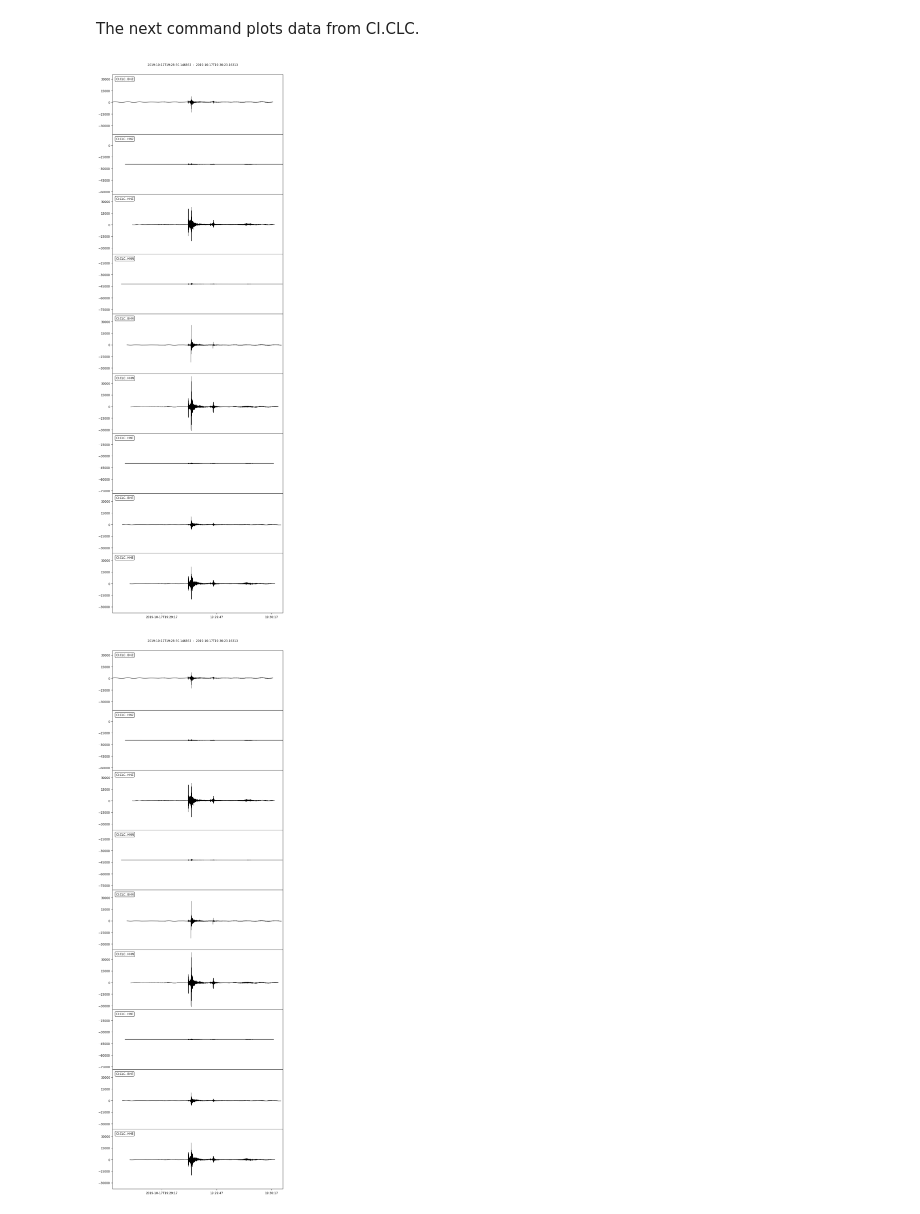
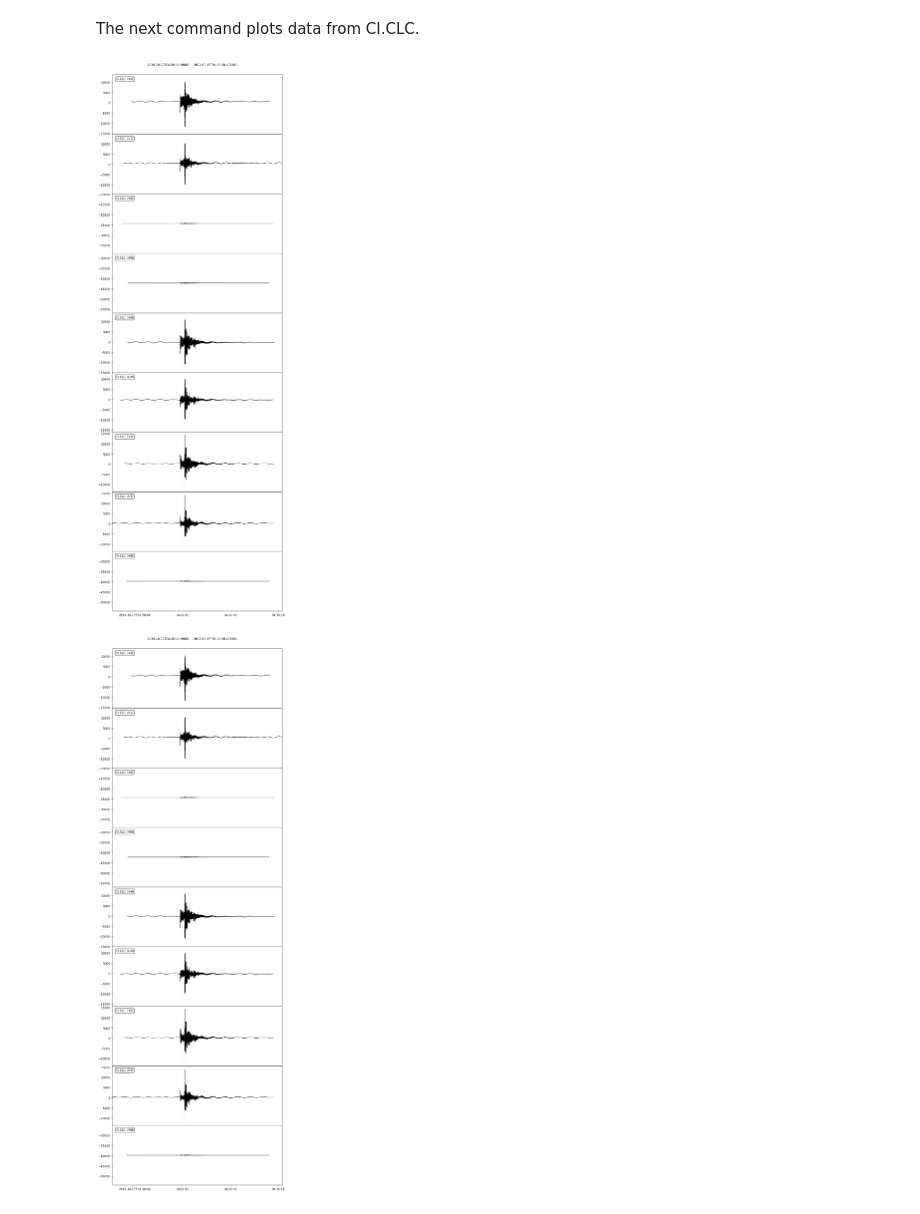
Before and after one commit to SCEDC/pystp, a Jupyter notebook: Example Notebook.ipynb, the cells around one changed output. Drawn from its saved outputs; the diff is of its cells as text; code cells hidden in the pictures.

```diff
--- a/Example Notebook.ipynb
+++ b/Example Notebook.ipynb
@@ -32,0 +37,2 @@ output is not affected by this issue.
+# %%
+events = stp.get_events(times=[datetime.datetime(2019, 10, 17), datetime.datetime(2019, 10, 17, 23, 59, 59)], mags=[2, 4])
@@ -32,0 +55,3 @@ output is not affected by this issue.
+# %%
+evids = [ev.resource_id.id for ev in events]
+evids
@@ -37,3 +66,3 @@ The next command downloads all waveforms for event 38904823 and returns them as
 # %%
-waveforms = stp.get_trig([38904823])
+waveforms = stp.get_trig([evids[0]], net='CI')
 # %% [output]
@@ -67,7 +99,7 @@ CI.CSH..HHZ | 2019-10-17T19:29:35.013131Z - 2019-10-17T19:30:55.723131Z | 100.0
 # %% [markdown]
 The next command plots data from CI.CLC.
 # %%
-waveforms.select(network='CI', station='CLC').plot()
+waveforms['39136904'].select(network='CI', station='CLC').plot()
 # %% [output]
-[figure, old version]
+[figure, new version]
-[figure, old version]
+[figure, new version]
```
Also changed, not shown: parts of 26 cells of this notebook, 1 other file.
